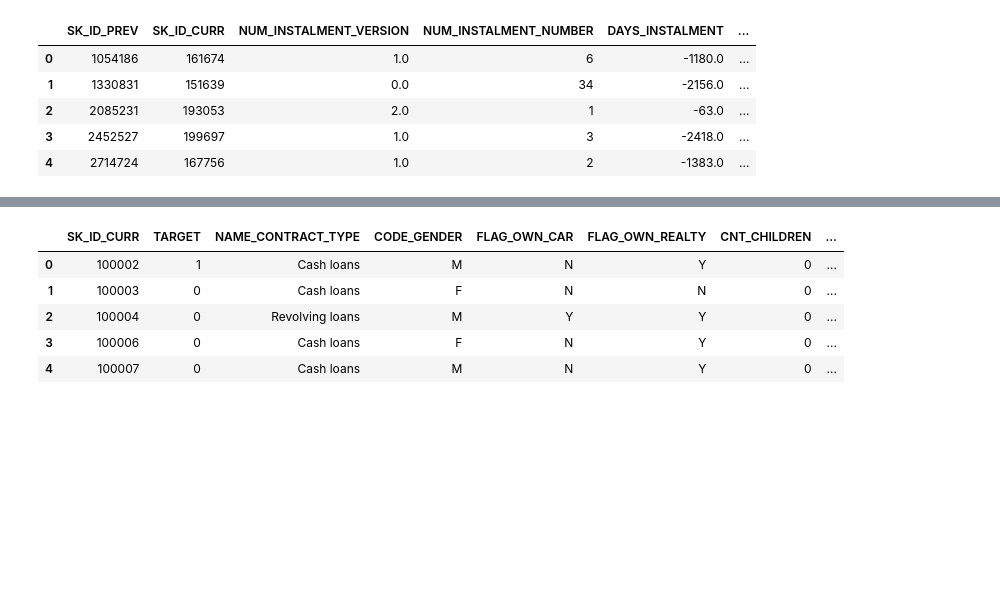
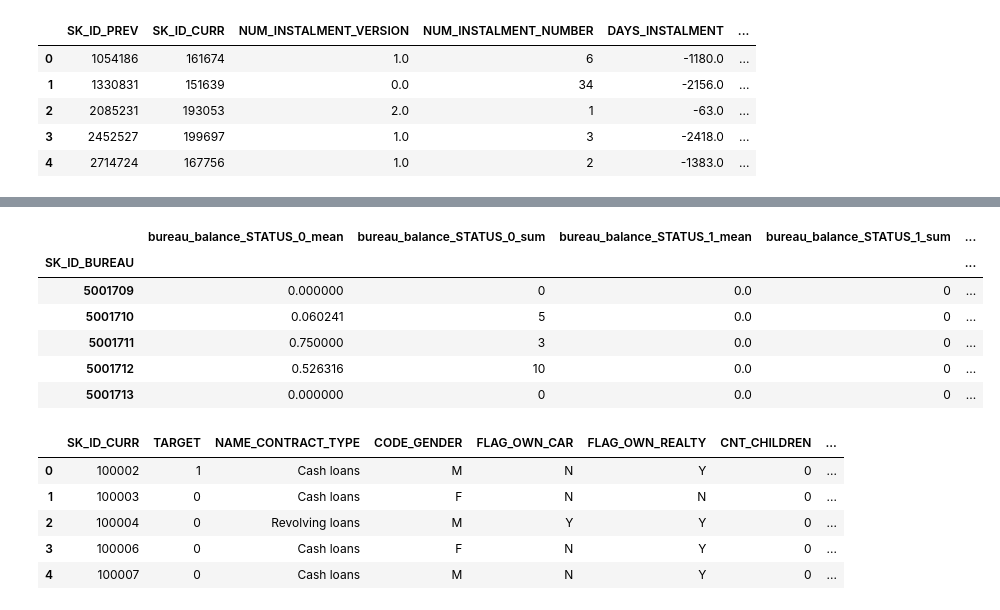
Before and after one commit to zahid1202/Credit_Default_Risk, a Jupyter notebook: Features_Engineering.ipynb, the cells around one changed output, grey strips where cells are left out. Saved outputs shown, nothing was run; the diff lists cells and outputs as text; code cells hidden in the pictures; blank space fills up the shorter version.

```diff
--- a/Features_Engineering.ipynb
+++ b/Features_Engineering.ipynb
@@ -252,3 +317,15 @@ bureau_train = agg.merge(train, bureau_aggregated)
+# %%
+bureau_balance_cat_aggregated = agg.categorical_aggregation(bureau_balance, "bureau_balance",
+                                                           groupby_variable='SK_ID_BUREAU')
+bureau_balance_cat_aggregated.head()
+# %% [output]
+|  | bureau_balance_STATUS_0_mean | bureau_balance_STATUS_0_sum | bureau_balance_STATUS_1_mean | bureau_balance_STATUS_1_sum | ... |
+| SK_ID_BUREAU |  |  |  |  | ... |
+| 5001709 | 0.000000 | 0 | 0.0 | 0 | ... |
+| 5001710 | 0.060241 | 5 | 0.0 | 0 | ... |
+| 5001711 | 0.750000 | 3 | 0.0 | 0 | ... |
+| 5001712 | 0.526316 | 10 | 0.0 | 0 | ... |
+| 5001713 | 0.000000 | 0 | 0.0 | 0 | ... |
 # %%
 bureau_train.head()
 # %% [output]
```
Also changed, not shown: parts of 9 cells of this notebook.
